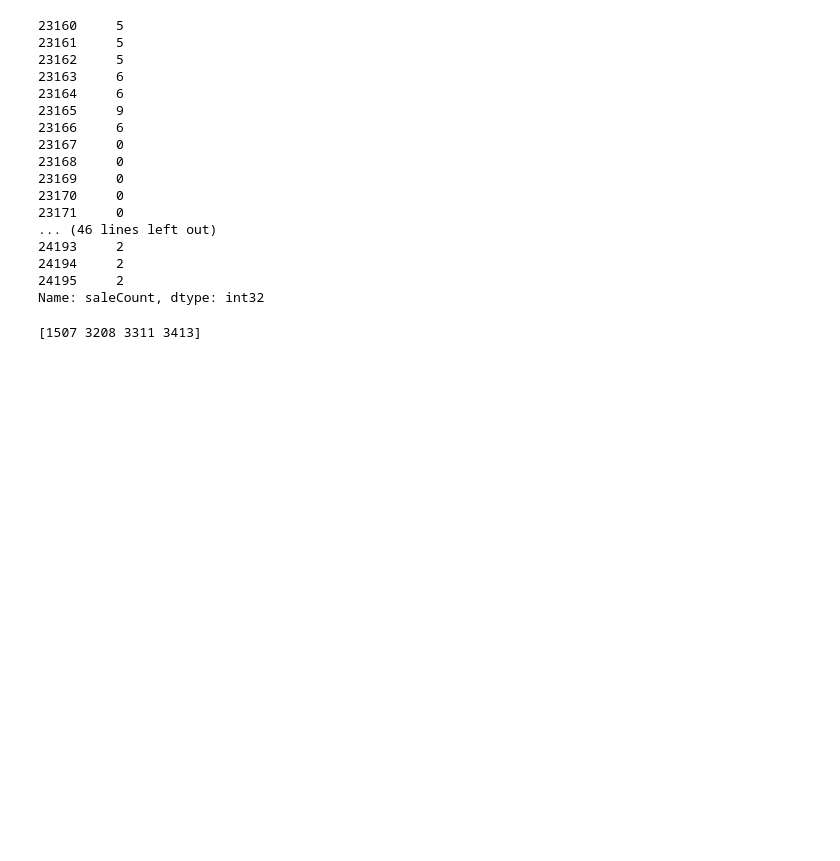
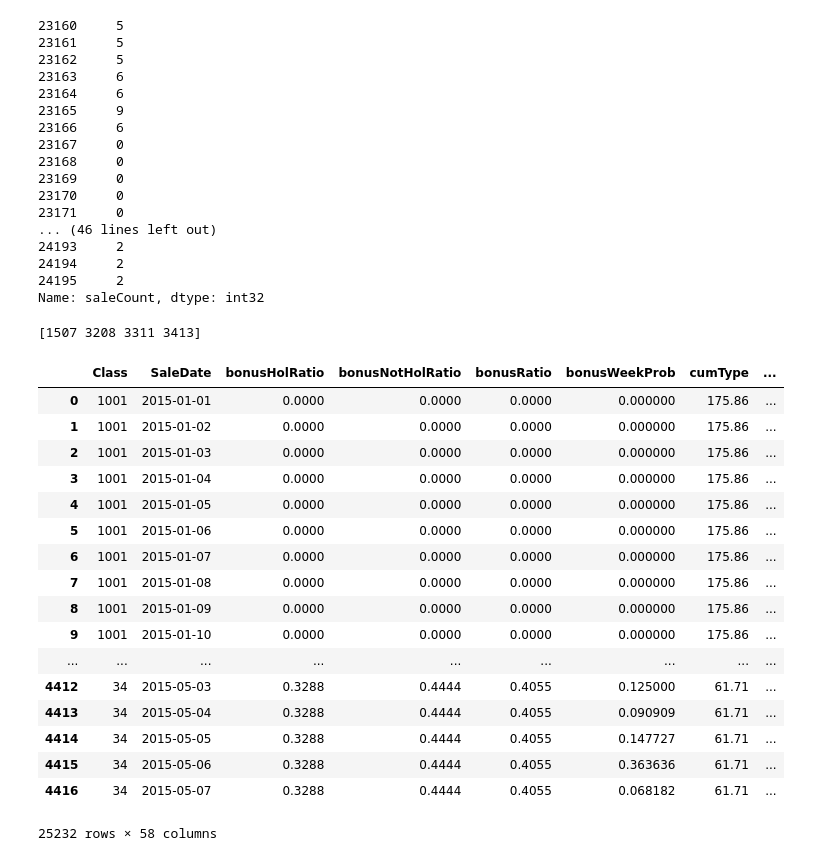
Before and after one commit to dereksjtu/MachineLearning_Matches, a Jupyter notebook: supermarket/prj/code/FeatureEngineering_supemarket.ipynb, the cells around one changed output. Cells and saved outputs as stored; diff of their text form; code cells hidden in the pictures; blank space fills up the shorter version.

```diff
--- a/supermarket/prj/code/FeatureEngineering_supemarket.ipynb
+++ b/supermarket/prj/code/FeatureEngineering_supemarket.ipynb
@@ -1236,3 +1236,26 @@ Name: saleCount, dtype: int32
 print(np.setdiff1d(test_feat_1['Class'],train_new['Class']))
 # %% [output]
 [1507 3208 3311 3413]
+# %%
+train_test_tmp = pd.concat([train_test, test_1], axis = 0)
+# %%
+train_test_tmp
+# %% [output]
+|  | Class | SaleDate | bonusHolRatio | bonusNotHolRatio | bonusRatio | bonusWeekProb | cumType | ... |
+| 0 | 1001 | 2015-01-01 | 0.0000 | 0.0000 | 0.0000 | 0.000000 | 175.86 | ... |
+| 1 | 1001 | 2015-01-02 | 0.0000 | 0.0000 | 0.0000 | 0.000000 | 175.86 | ... |
+| 2 | 1001 | 2015-01-03 | 0.0000 | 0.0000 | 0.0000 | 0.000000 | 175.86 | ... |
+| 3 | 1001 | 2015-01-04 | 0.0000 | 0.0000 | 0.0000 | 0.000000 | 175.86 | ... |
+| 4 | 1001 | 2015-01-05 | 0.0000 | 0.0000 | 0.0000 | 0.000000 | 175.86 | ... |
+| 5 | 1001 | 2015-01-06 | 0.0000 | 0.0000 | 0.0000 | 0.000000 | 175.86 | ... |
+| 6 | 1001 | 2015-01-07 | 0.0000 | 0.0000 | 0.0000 | 0.000000 | 175.86 | ... |
+| 7 | 1001 | 2015-01-08 | 0.0000 | 0.0000 | 0.0000 | 0.000000 | 175.86 | ... |
+| 8 | 1001 | 2015-01-09 | 0.0000 | 0.0000 | 0.0000 | 0.000000 | 175.86 | ... |
+| 9 | 1001 | 2015-01-10 | 0.0000 | 0.0000 | 0.0000 | 0.000000 | 175.86 | ... |
+| ... | ... | ... | ... | ... | ... | ... | ... | ... |
+| 4412 | 34 | 2015-05-03 | 0.3288 | 0.4444 | 0.4055 | 0.125000 | 61.71 | ... |
+| 4413 | 34 | 2015-05-04 | 0.3288 | 0.4444 | 0.4055 | 0.090909 | 61.71 | ... |
+| 4414 | 34 | 2015-05-05 | 0.3288 | 0.4444 | 0.4055 | 0.147727 | 61.71 | ... |
+| 4415 | 34 | 2015-05-06 | 0.3288 | 0.4444 | 0.4055 | 0.363636 | 61.71 | ... |
+| 4416 | 34 | 2015-05-07 | 0.3288 | 0.4444 | 0.4055 | 0.068182 | 61.71 | ... |
+25232 rows × 58 columns
```
Also changed, not shown: parts of 7 cells of this notebook, 12 other files.
